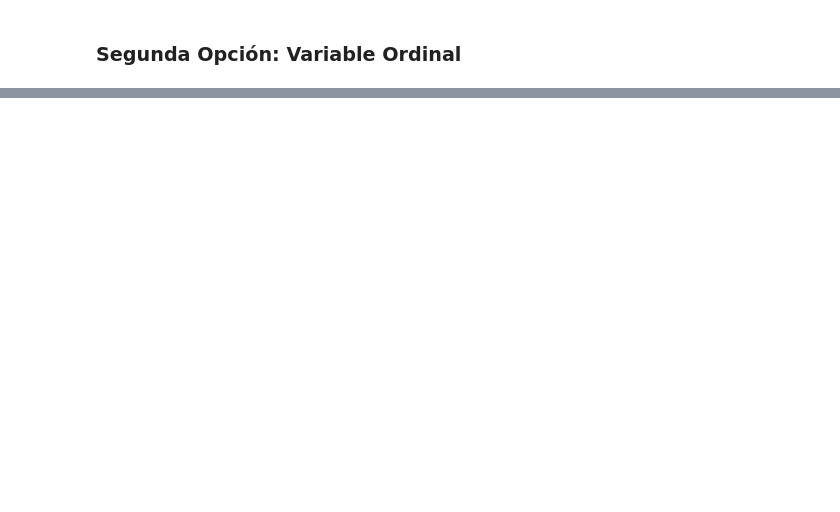
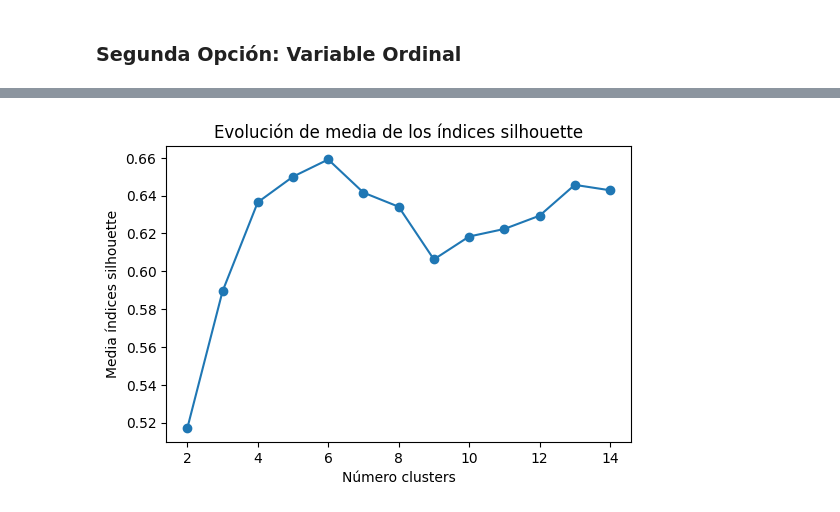
Before and after one commit to RodrigoMaroto/Practica2-ML, a Jupyter notebook: Practica2.ipynb, the cells around one changed output, grey strips where cells are left out. Saved outputs shown, nothing was run; the diff lists cells and outputs as text; code cells hidden in the pictures; blank space fills up the shorter version.

```diff
--- a/Practica2.ipynb
+++ b/Practica2.ipynb
@@ -190,0 +236,23 @@ print(y_predict)
+# %%
+# Método silhouette para identificar el número óptimo de clusters
+# ==============================================================================
+range_n_clusters = range(2, 15)
+valores_medios_silhouette = []
+
+for n_clusters in range_n_clusters:
+    modelo_kmeans = KMeans(
+        n_clusters   = n_clusters,
+        n_init       = 20,
+        random_state = 123
+    )
+    cluster_labels = modelo_kmeans.fit_predict(X_ord_pca)
+    silhouette_avg = silhouette_score(X_ord_pca, cluster_labels)
+    valores_medios_silhouette.append(silhouette_avg)
+
+fig, ax = plt.subplots(1, 1, figsize=(6, 3.84))
+ax.plot(range_n_clusters, valores_medios_silhouette, marker='o')
+ax.set_title("Evolución de media de los índices silhouette")
+ax.set_xlabel('Número clusters')
+ax.set_ylabel('Media índices silhouette');
+# %% [output]
+[figure, added]
```
Also changed, not shown: parts of 40 cells of this notebook.
